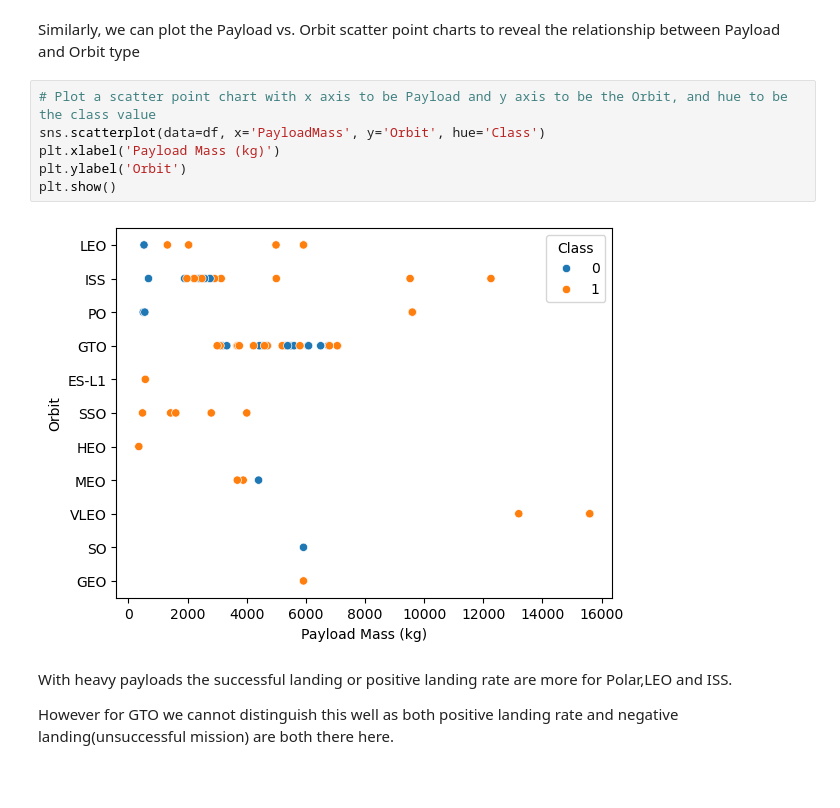
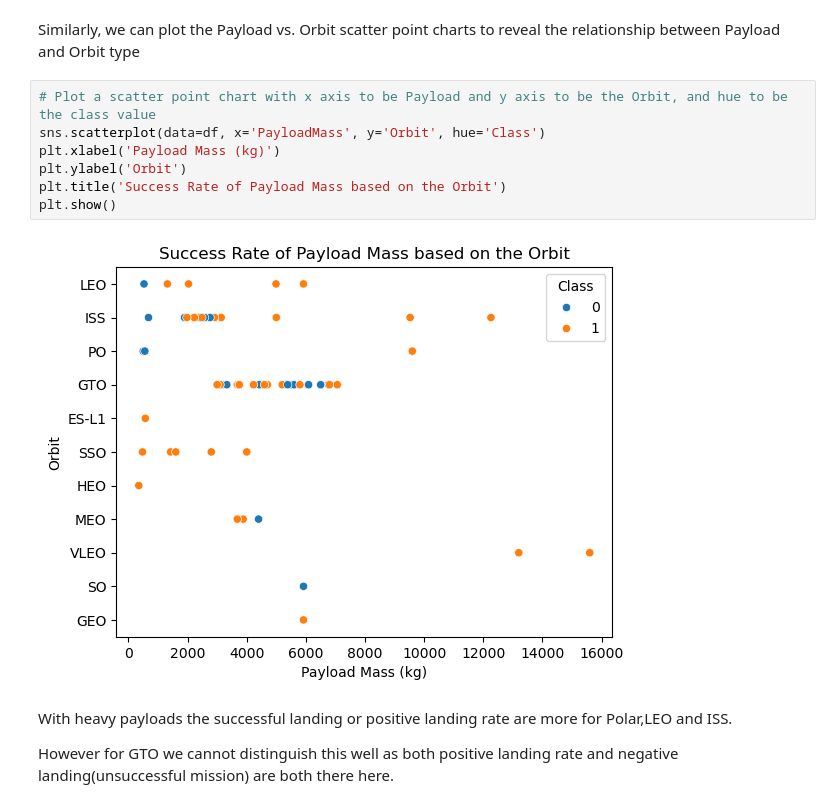
Before and after one commit to ItzChaBoiGhoza/rocket-landing-prediction, a Jupyter notebook: notebooks/SpaceX-EDA-DataViz.ipynb, the cells around one changed output. Cells and saved outputs as stored; diff of their text form; blank space fills up the shorter version.

```diff
--- a/notebooks/SpaceX-EDA-DataViz.ipynb
+++ b/notebooks/SpaceX-EDA-DataViz.ipynb
@@ -141,11 +146,12 @@ Similarly, we can plot the Payload vs. Orbit scatter point charts to reveal the
 # %%
 # Plot a scatter point chart with x axis to be Payload and y axis to be the Orbit, and hue to be the class value
 sns.scatterplot(data=df, x='PayloadMass', y='Orbit', hue='Class')
 plt.xlabel('Payload Mass (kg)')
 plt.ylabel('Orbit')
+plt.title('Success Rate of Payload Mass based on the Orbit')
 plt.show()
 # %% [output]
-[figure, old version]
+[figure, new version]
 # %% [markdown]
 With heavy payloads the successful landing or positive landing rate are more for Polar,LEO and ISS.
 
```
Also changed, not shown: parts of 6 cells of this notebook, 1 other file.
